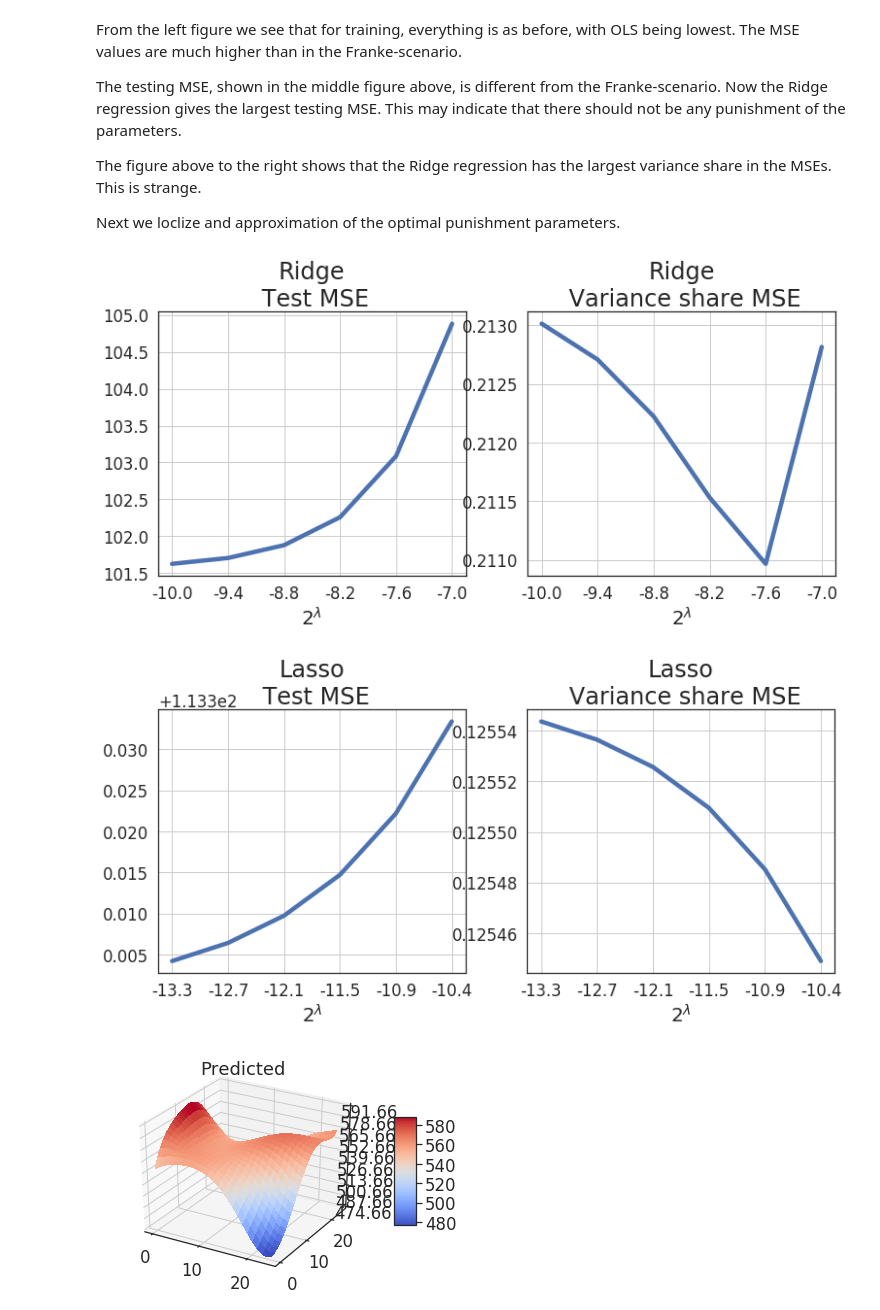
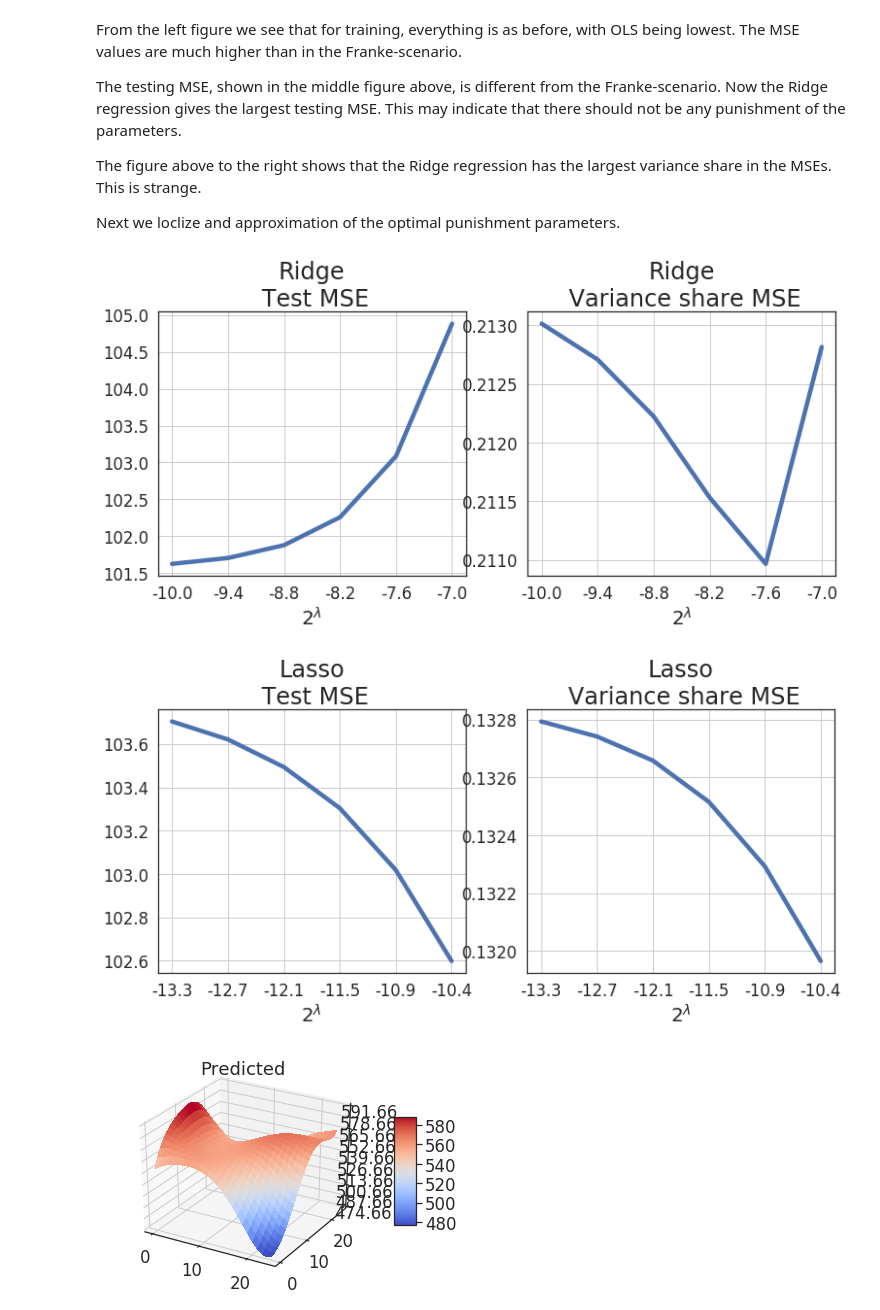
Before and after one commit to kaaja/ADAML, a Jupyter notebook: m1/m1Class.ipynb, the cells around one changed output. Saved outputs shown, nothing was run; the diff lists cells and outputs as text; code cells hidden in the pictures.

```diff
--- a/m1/m1Class.ipynb
+++ b/m1/m1Class.ipynb
@@ -250,11 +251,11 @@ The figure above to the right shows that the Ridge regression has the largest va
 
 Next we loclize and approximation of the optimal punishment parameters.
 # %%
-maxIterations=1000
+maxIterations=1000000
 tst1.punishmenParameterAnalysis(startLambdaRidge = 0.001, startLambdaLasso =  0.0001,\
                                 numberOfPoints = 6, maxIterations=maxIterations)
 # %% [output]
 [figure]
-[figure, old version]
+[figure, new version]
 # %%
 tst1.preditionAndPlot(model='ridge', degree=5, lambdaValue=0.2, maxIterations=100000)
```
Also changed, not shown: parts of 2 cells of this notebook, 1 other file.
